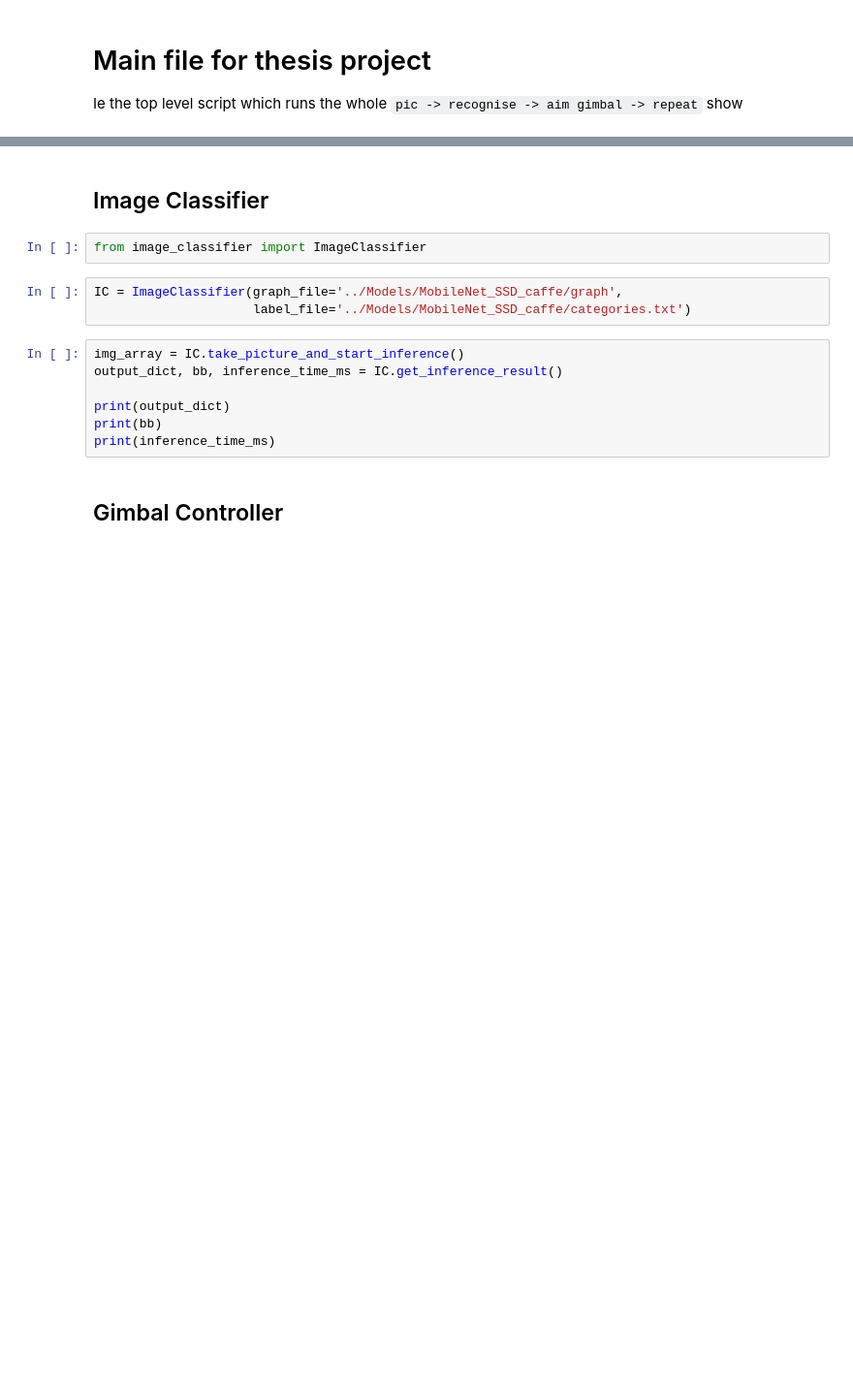
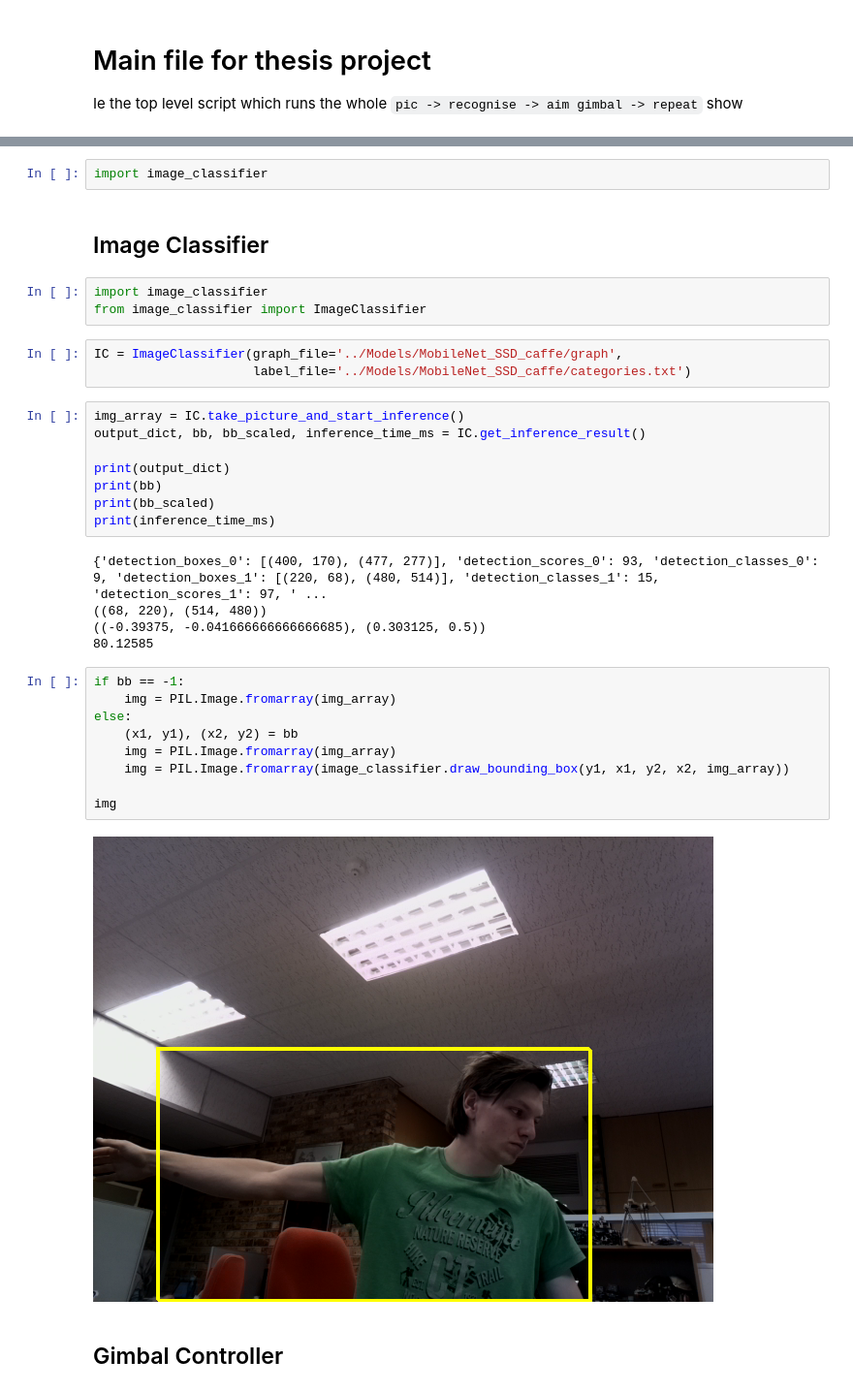
Before and after one commit to alknemeyer/EEE4022S-Thesis-Project, a Jupyter notebook: Final code/main.ipynb, the cells around one changed output, grey strips where cells are left out. Shown at 97% size. Saved outputs shown, nothing was run; the diff lists cells and outputs as text; blank space fills up the shorter version.

```diff
--- a/Final code/main.ipynb
+++ b/Final code/main.ipynb
@@ -35,17 +37,37 @@ while True:
+# %%
+import image_classifier
 # %% [markdown]
 ## Image Classifier
 # %%
+import image_classifier
 from image_classifier import ImageClassifier
 # %%
 IC = ImageClassifier(graph_file='../Models/MobileNet_SSD_caffe/graph',
                      label_file='../Models/MobileNet_SSD_caffe/categories.txt')
 # %%
 img_array = IC.take_picture_and_start_inference()
-output_dict, bb, inference_time_ms = IC.get_inference_result()
+output_dict, bb, bb_scaled, inference_time_ms = IC.get_inference_result()
 
 print(output_dict)
 print(bb)
+print(bb_scaled)
 print(inference_time_ms)
+# %% [output]
+{'detection_boxes_0': [(400, 170), (477, 277)], 'detection_scores_0': 93, 'detection_classes_0': 9, 'detection_boxes_1': [(220, 68), (480, 514)], 'detection_classes_1': 15, 'detection_scores_1': 97, ' ...
+((68, 220), (514, 480))
+((-0.39375, -0.041666666666666685), (0.303125, 0.5))
+80.12585
+# %%
+if bb == -1:
+    img = PIL.Image.fromarray(img_array)
+else:
+    (x1, y1), (x2, y2) = bb
+    img = PIL.Image.fromarray(img_array)
+    img = PIL.Image.fromarray(image_classifier.draw_bounding_box(y1, x1, y2, x2, img_array))
+
+img
+# %% [output]
+[figure, added]
 # %% [markdown]
 ## Gimbal Controller
 # %%
```
Also changed, not shown: parts of 7 cells of this notebook, 1 other file.
